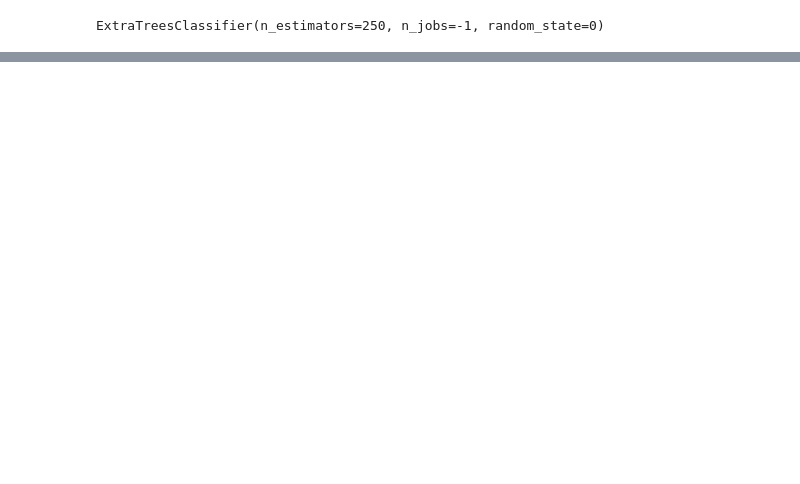
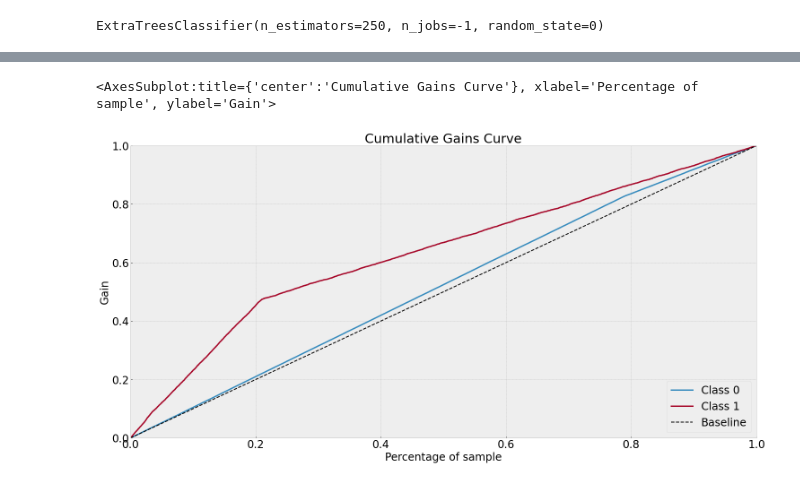
Before and after one commit to fusaa/insurance_cross_sell, a Jupyter notebook: notebook.ipynb, the cells around one changed output, grey strips where cells are left out. Saved outputs shown, nothing was run; the diff lists cells and outputs as text; code cells hidden in the pictures; blank space fills up the shorter version.

Commit message:
models added, api created

```diff
--- a/notebook.ipynb
+++ b/notebook.ipynb
@@ -477,12 +536,16 @@ x_val = pd.get_dummies(x_val, prefix='vehicle_age', columns = ['vehicle_age'])
 # group by var and count # of examples.
 x_val.loc[:,'policy_sales_channel'] = x_val['policy_sales_channel'].map(fr_policy_sales_channel)
 
-
-x_val['age'] = mms_age.fit_transform( x_val[['age']].values)
-x_val['vintage'] = mms_age.fit_transform( x_val[['vintage']].values)
+# Vehicle Damage map label
+map_key = {'Yes':1,'No':0}
+x_val.loc[:,'vehicle_damage'] = x_val['vehicle_damage'].map(map_key)
 
 
+x_val['annual_premium'] = ss.transform(x_val[['annual_premium']].values)
 # x_val = x_val.fillna( 0 )  # some regions not in the test dataset ...
+
+x_val['age'] = mms_age.transform( x_val[['age']].values)
+x_val['vintage'] = mms_vintage.transform( x_val[['vintage']].values)
 # %% [output]
 A value is trying to be set on a copy of a slice from a DataFrame.
 Try using .loc[row_indexer,col_indexer] = value instead
@@ -577,0 +707,7 @@ Feature ranking:
+# %%
+cols_selected = ['vintage', 'annual_premium', 'age', 'region_code',
+       'vehicle_damage', 'previously_insured','policy_sales_channel']
+
+x_train = df_clean[cols_selected]
+x_val_full = x_val.copy()  # so we can work with all columns in performance section
+x_val = x_val[cols_selected]
@@ -577,0 +752,15 @@ Feature ranking:
+# %%
+# model
+knn_model = nh.KNeighborsClassifier(n_neighbors =  2)
+
+# training
+knn_model.fit(x_train, y_train)
+
+# model prediction - generalization
+yhat_knn = knn_model.predict_proba( x_val )
+# %%
+# Accumulative Gain
+skplt.metrics.plot_cumulative_gain( y_val, yhat_knn )
+# %% [output]
+<AxesSubplot:title={'center':'Cumulative Gains Curve'}, xlabel='Percentage of sample', ylabel='Gain'>
+[figure, added]
```
Also changed, not shown: parts of 47 cells of this notebook.
